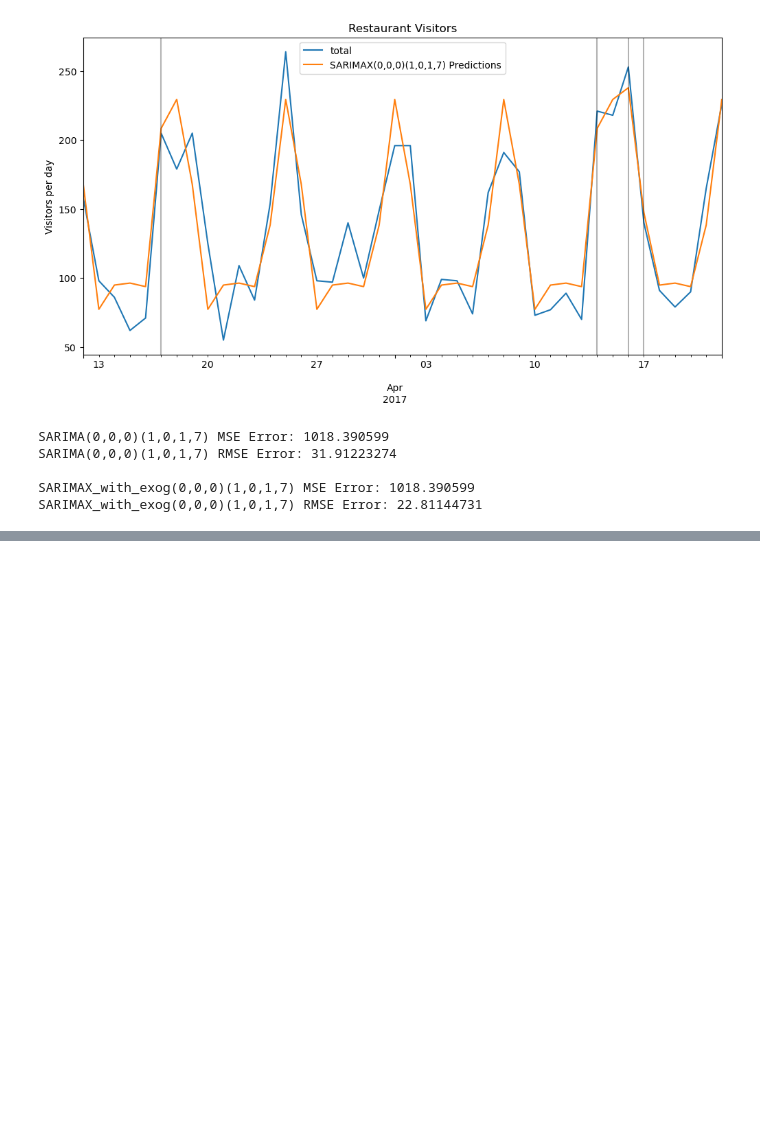
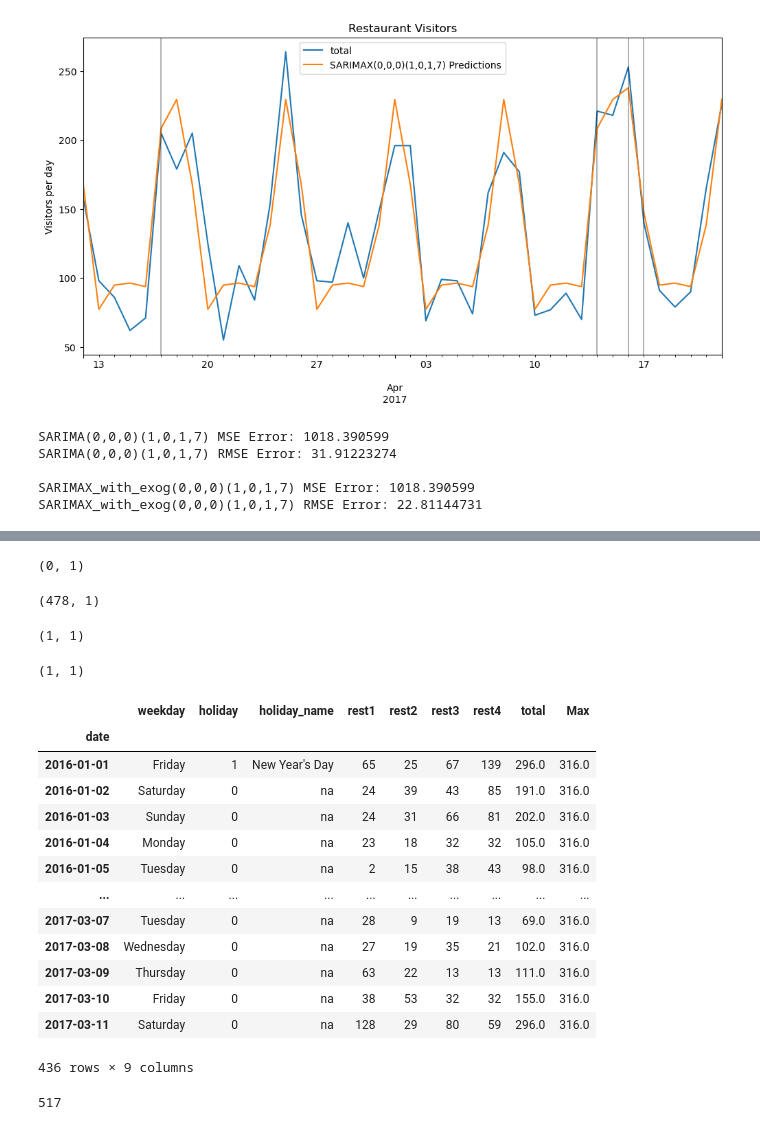
Before and after one commit to Narula901/Python-Library, a Jupyter notebook: Forecasting Model/lec-10.1 SARIMA.ipynb, the cells around one changed output, grey strips where cells are left out. Cells and saved outputs as stored; diff of their text form; code cells hidden in the pictures; blank space fills up the shorter version.

```diff
--- a/Forecasting Model/lec-10.1 SARIMA.ipynb
+++ b/Forecasting Model/lec-10.1 SARIMA.ipynb
@@ -424,0 +475,16 @@ SARIMAX_with_exog(0,0,0)(1,0,1,7) RMSE Error: 22.81144731
+# %%
+restaurant[478:][['holiday']].shape
+# %% [output]
+(0, 1)
+# %%
+restaurant[['holiday']].shape
+# %% [output]
+(478, 1)
+# %%
+restaurant[477:][['holiday']].values.reshape(-1, 1).shape
+# %% [output]
+(1, 1)
+# %%
+restaurant[477:][['holiday']].values.reshape(-1,1).shape
+# %% [output]
+(1, 1)
@@ -424,0 +494,21 @@ SARIMAX_with_exog(0,0,0)(1,0,1,7) RMSE Error: 22.81144731
+# %%
+train
+# %% [output]
+|  | weekday | holiday | holiday_name | rest1 | rest2 | rest3 | rest4 | total | Max |
+| date |  |  |  |  |  |  |  |  |  |
+| 2016-01-01 | Friday | 1 | New Year's Day | 65 | 25 | 67 | 139 | 296.0 | 316.0 |
+| 2016-01-02 | Saturday | 0 | na | 24 | 39 | 43 | 85 | 191.0 | 316.0 |
+| 2016-01-03 | Sunday | 0 | na | 24 | 31 | 66 | 81 | 202.0 | 316.0 |
+| 2016-01-04 | Monday | 0 | na | 23 | 18 | 32 | 32 | 105.0 | 316.0 |
+| 2016-01-05 | Tuesday | 0 | na | 2 | 15 | 38 | 43 | 98.0 | 316.0 |
+| ... | ... | ... | ... | ... | ... | ... | ... | ... | ... |
+| 2017-03-07 | Tuesday | 0 | na | 28 | 9 | 19 | 13 | 69.0 | 316.0 |
+| 2017-03-08 | Wednesday | 0 | na | 27 | 19 | 35 | 21 | 102.0 | 316.0 |
+| 2017-03-09 | Thursday | 0 | na | 63 | 22 | 13 | 13 | 111.0 | 316.0 |
+| 2017-03-10 | Friday | 0 | na | 38 | 53 | 32 | 32 | 155.0 | 316.0 |
+| 2017-03-11 | Saturday | 0 | na | 128 | 29 | 80 | 59 | 296.0 | 316.0 |
+436 rows × 9 columns
+# %%
+478+39
+# %% [output]
+517
```
Also changed, not shown: parts of 6 cells of this notebook.
